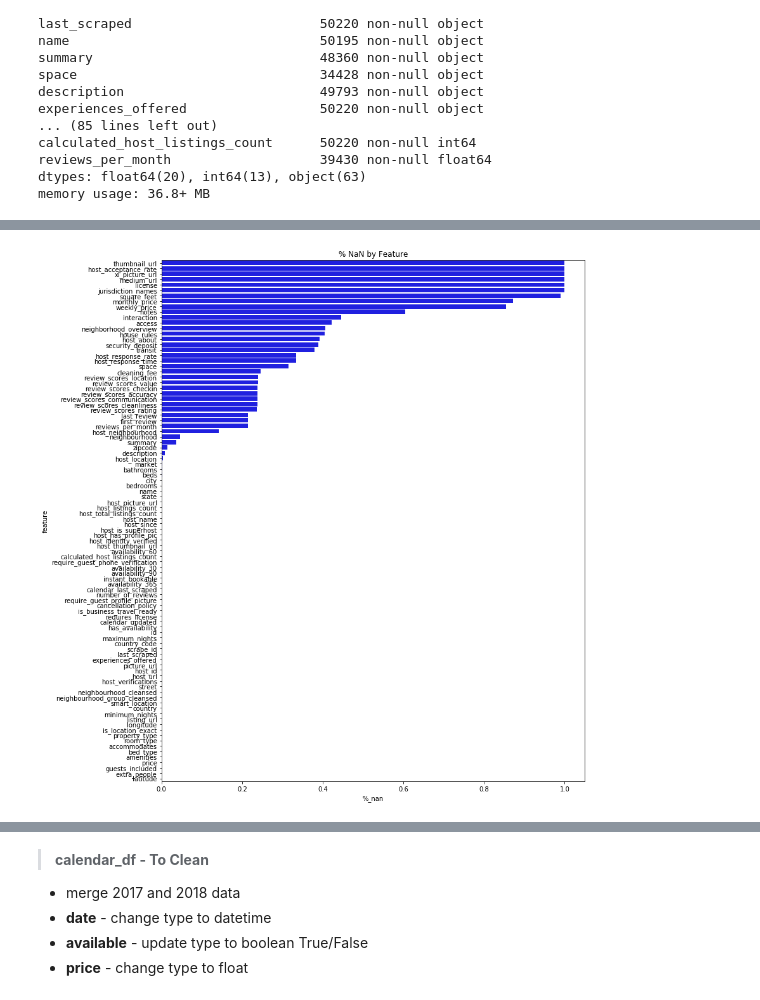
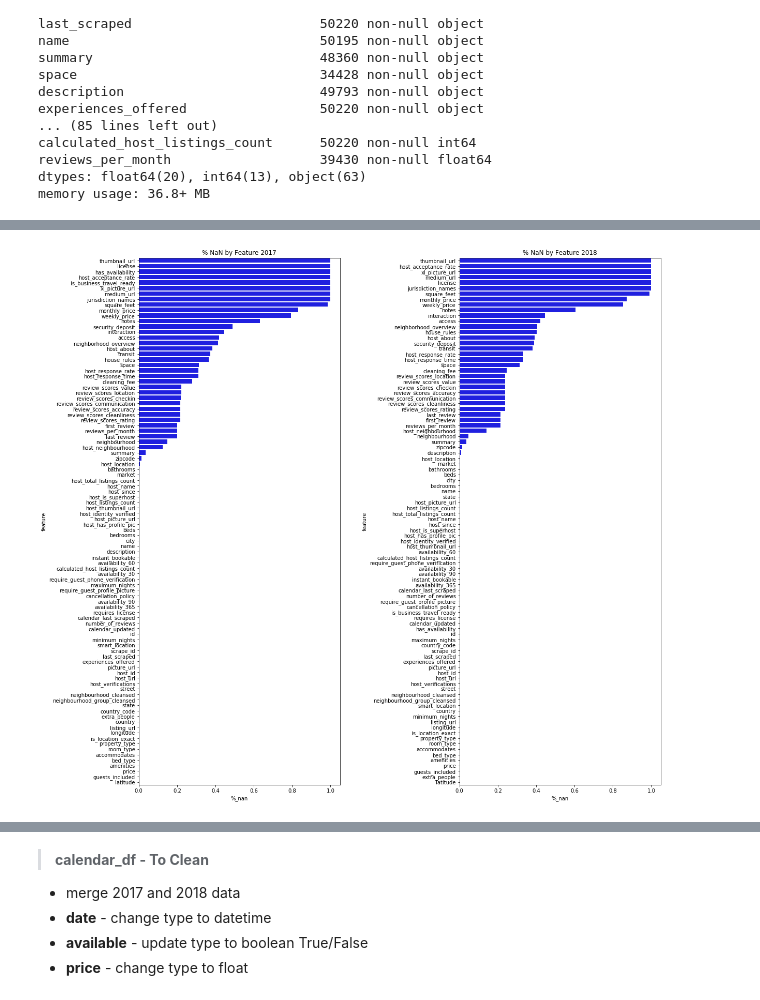
Before and after one commit to ajgiust/Airbnb_NYC, a Jupyter notebook: Airbnb_NYC-Data Analysis.ipynb, the cells around one changed output, grey strips where cells are left out. Cells and saved outputs as stored; diff of their text form; code cells hidden in the pictures.

```diff
--- a/Airbnb_NYC-Data Analysis.ipynb
+++ b/Airbnb_NYC-Data Analysis.ipynb
@@ -124,5 +269,5 @@ memory usage: 36.8+ MB
 # %%
-# Review % NaN for each field
-listings_nan_df = pd.DataFrame((listings2018_df.isnull().sum() / listings2018_df.shape[0])).reset_index().sort_values(by=0,ascending=False)
-listings_nan_df = listings_nan_df.rename(columns={'index': 'feature', 0: '%_nan'})
-listings_nan_df.head()
+def find_nan_percent(df):
+    df_nan_percent = pd.DataFrame((df.isnull().sum() / df.shape[0])).reset_index().sort_values(by=0,ascending=False)
+    df_nan_percent = df_nan_percent.rename(columns={'index': 'feature', 0: '%_nan'})
+    return df_nan_percent
@@ -135,0 +274,3 @@ listings_nan_df.head()
+# %%
+listings2017_nan_percent = find_nan_percent(listings2017_df)
+listings2017_nan_percent.head(10)
@@ -135,0 +289,3 @@ listings_nan_df.head()
+# %%
+listings2018_nan_percent = find_nan_percent(listings2018_df)
+listings2018_nan_percent.head(10)
@@ -136,8 +304,10 @@ listings_nan_df.head()
 # %%
-fig, ax = plt.subplots(figsize=(10,12))
-plt.tight_layout()
+fig, (ax1, ax2) = plt.subplots(1, 2, figsize=(20,20))
+plt.tight_layout(pad=20)
 
-sns.barplot(listings_nan_df['%_nan'], listings_nan_df['feature'], color='b', )
-ax.set_title('% NaN by Feature');
+sns.barplot(listings2017_nan_percent['%_nan'], listings2017_nan_percent['feature'], color='b', ax=ax1)
+sns.barplot(listings2018_nan_percent['%_nan'], listings2018_nan_percent['feature'], color='b', ax=ax2)
+ax1.set_title('% NaN by Feature 2017')
+ax2.set_title('% NaN by Feature 2018');
 # %% [output]
-[figure, old version]
+[figure, new version]
```
Also changed, not shown: parts of 67 cells of this notebook.
